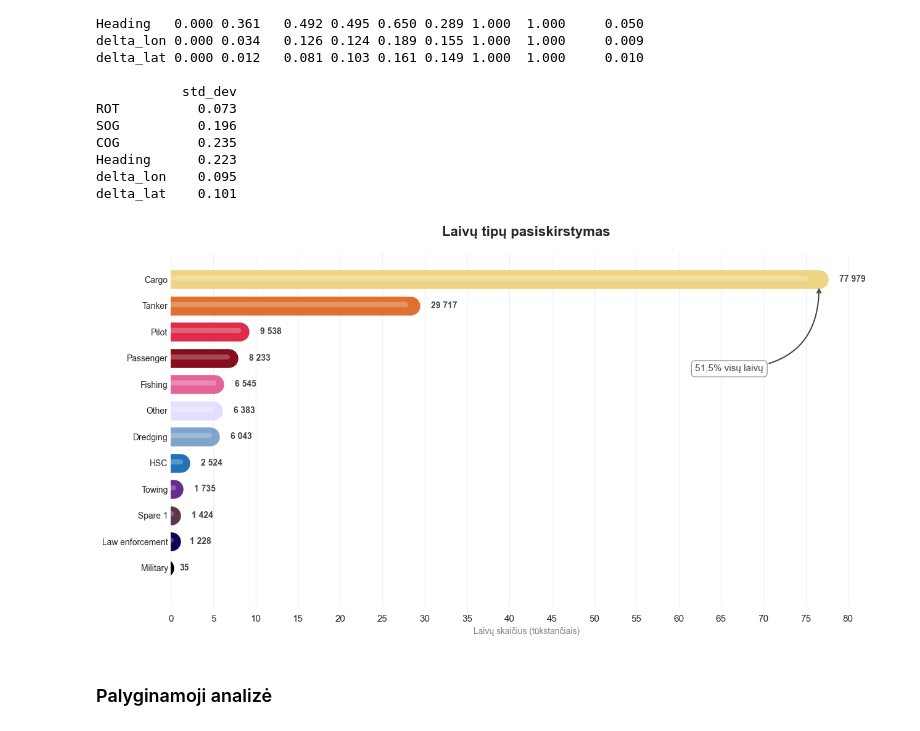
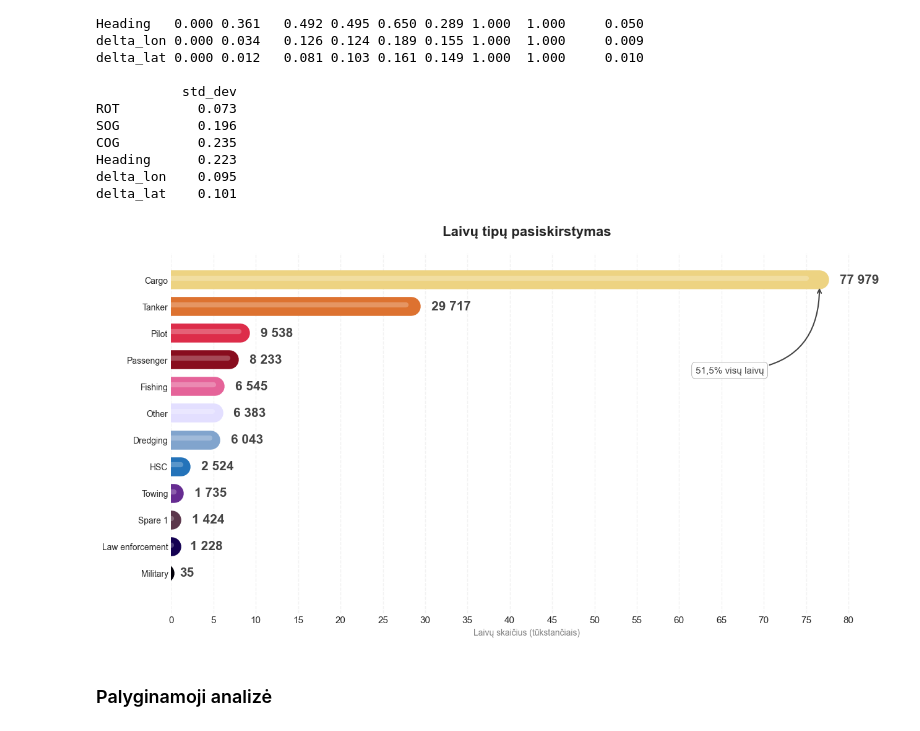
Before and after one commit to lukasjanusauskas/ais-duomenu-vizualizavimas, a Jupyter notebook: 1Lab.ipynb, the cells around one changed output. Cells and saved outputs as stored; diff of their text form; code cells hidden in the pictures.

Commit message:
graphs

```diff
--- a/1Lab.ipynb
+++ b/1Lab.ipynb
@@ -890,7 +890,7 @@ for y, value in zip(y_pos, ship_counts.values):
         y,
         label_text,
         va='center',
-        fontsize=10,
+        fontsize=15,
         fontweight='bold',
         color='#444444'
     )
@@ -920,33 +920,33 @@ ax.annotate(
 
 ax.xaxis.set_major_locator(ticker.MultipleLocator(5000))
 
 def thousands_formatter(x, pos):
     return f'{int(x/1000)}'
 
 ax.xaxis.set_major_formatter(ticker.FuncFormatter(thousands_formatter))
 
 # --- FINAL STYLING ---
 
 ax.set_yticks(y_pos)
 ax.set_yticklabels(ship_counts.index, fontsize=10, fontweight='medium')
 
 ax.set_xlim(0, 84000)
 ax.set_ylim(-1.5, len(ship_counts))
 
 ax.set_xlabel("Laivų skaičius (tūkstančiais)", fontsize=10, color='gray')
 ax.set_title("Laivų tipų pasiskirstymas", fontsize=16, fontweight='bold', pad=20)
 
 ax.grid(axis='y', visible=False)
 ax.grid(axis='x', color='gray', alpha=0.1, linewidth=1)
 ax.set_axisbelow(True)
 
 ax.spines[['top','right','left','bottom']].set_visible(False)
 ax.tick_params(axis='y', length=0)
 ax.tick_params(axis='x', color='gray')
 
 plt.tight_layout()
 plt.show()
 # %% [output]
-[figure, old version]
+[figure, new version]
 # %% [markdown]
 ### Palyginamoji analizė
```
Also changed, not shown: parts of 5 cells of this notebook, 1 other file.
